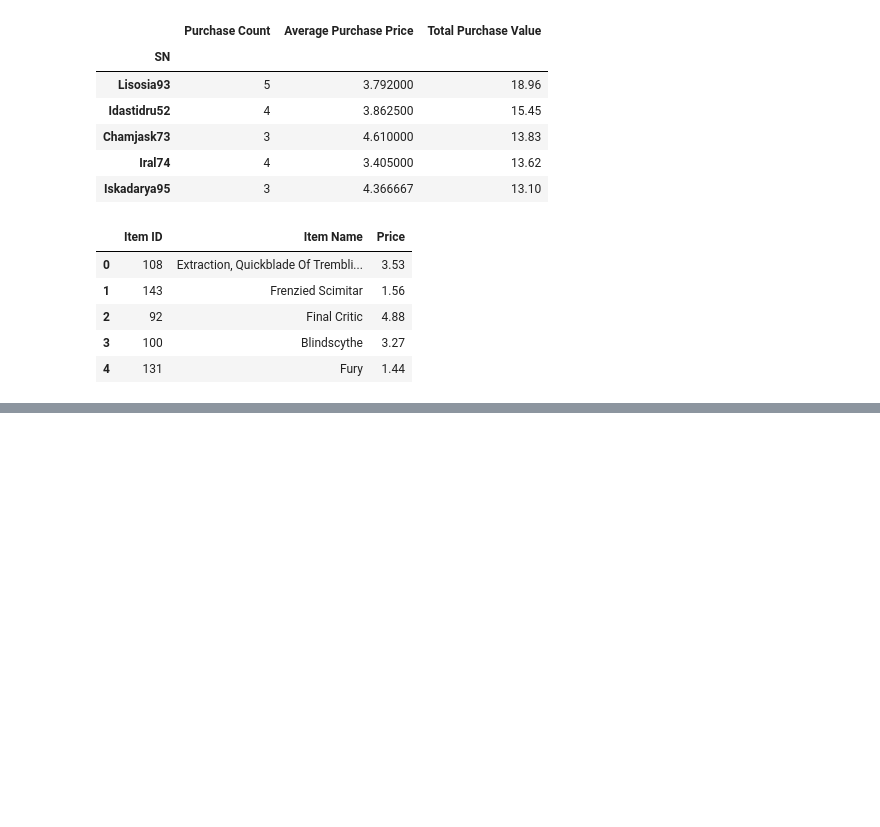
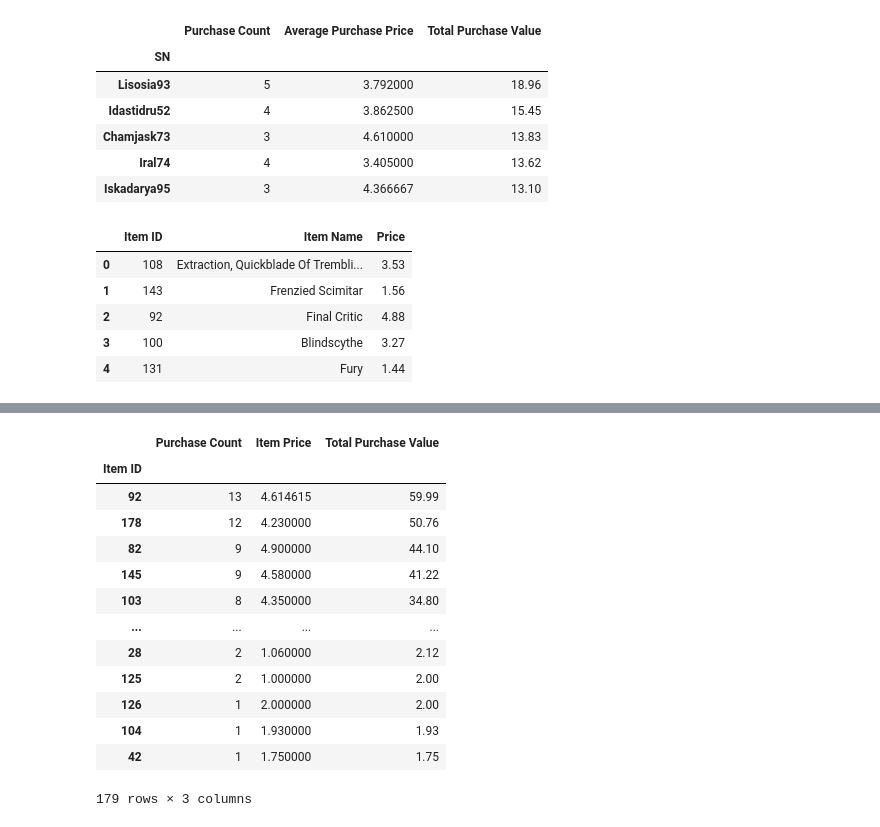
Before and after one commit to emmobley63/pandas-challenge, a Jupyter notebook: HeroesOfPymoli/main.ipynb, the cells around one changed output, grey strips where cells are left out. Saved outputs shown, nothing was run; the diff lists cells and outputs as text; code cells hidden in the pictures; blank space fills up the shorter version.

```diff
--- a/HeroesOfPymoli/main.ipynb
+++ b/HeroesOfPymoli/main.ipynb
@@ -305,0 +307,19 @@ Name: Item Name, Length: 179, dtype: int64
+# %%
+# Most Profitable Items
+
+item_df.sort_values("Total Purchase Value", ascending=False)
+# %% [output]
+|  | Purchase Count | Item Price | Total Purchase Value |
+| Item ID |  |  |  |
+| 92 | 13 | 4.614615 | 59.99 |
+| 178 | 12 | 4.230000 | 50.76 |
+| 82 | 9 | 4.900000 | 44.10 |
+| 145 | 9 | 4.580000 | 41.22 |
+| 103 | 8 | 4.350000 | 34.80 |
+| ... | ... | ... | ... |
+| 28 | 2 | 1.060000 | 2.12 |
+| 125 | 2 | 1.000000 | 2.00 |
+| 126 | 1 | 2.000000 | 2.00 |
+| 104 | 1 | 1.930000 | 1.93 |
+| 42 | 1 | 1.750000 | 1.75 |
+179 rows × 3 columns
```
Also changed, not shown: parts of 1 cell of this notebook.
